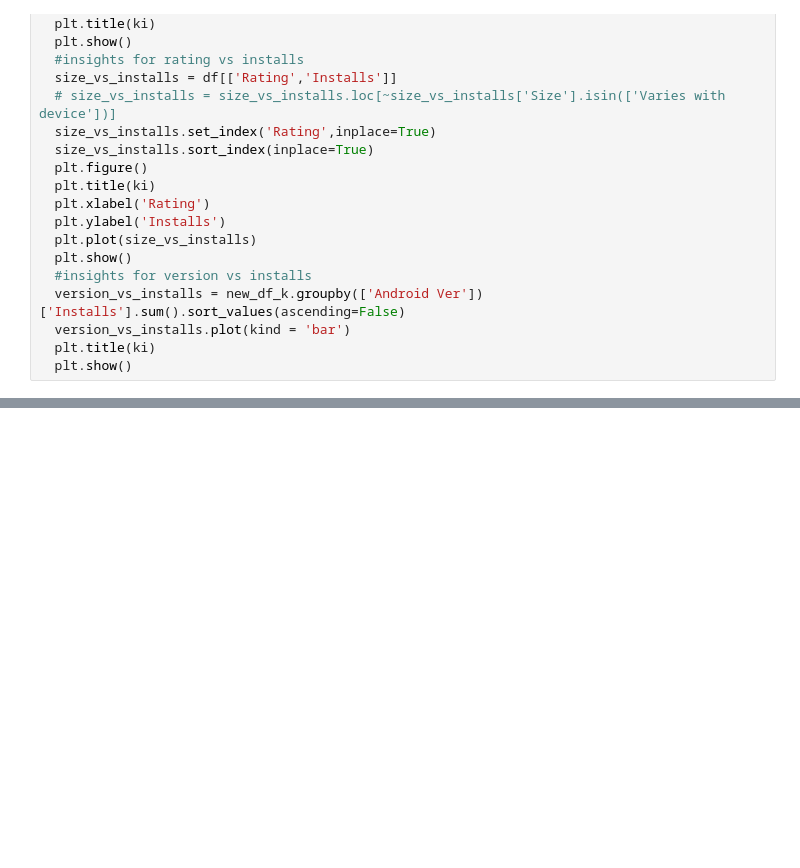
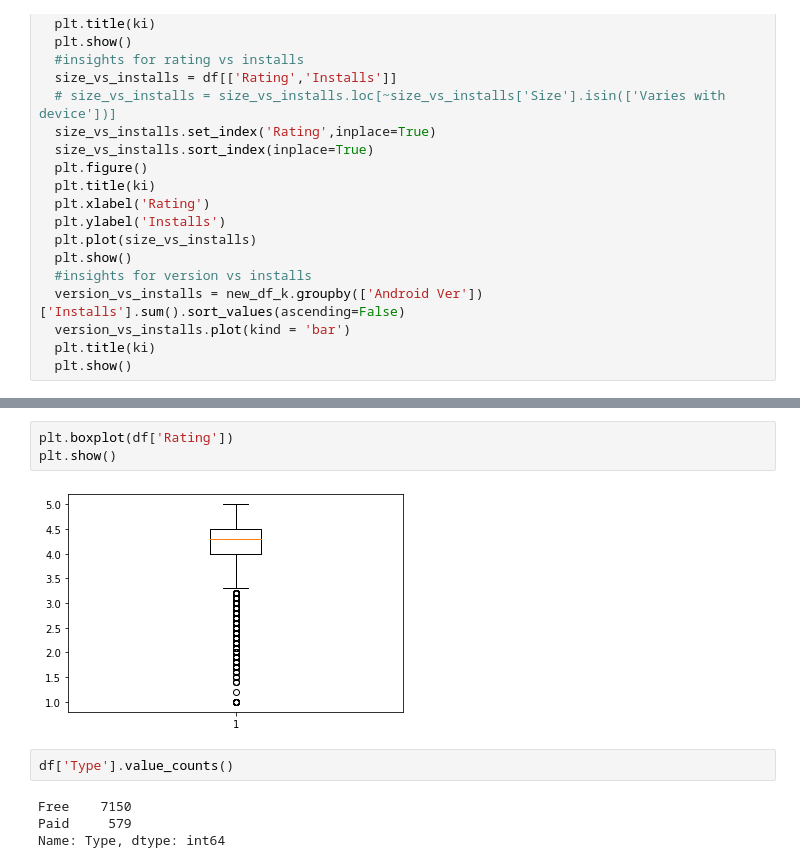
Before and after one commit to Sanjay9294/playstore-data-analysis, a Jupyter notebook: final_of_group_project_playstoredata1.ipynb, the cells around one changed output, grey strips where cells are left out. Cells and saved outputs as stored; diff of their text form; blank space fills up the shorter version.

```diff
--- a/final_of_group_project_playstoredata1.ipynb
+++ b/final_of_group_project_playstoredata1.ipynb
@@ -350,0 +396,11 @@ See the caveats in the documentation: https://pandas.pydata.org/pandas-docs/stab
+# %%
+plt.boxplot(df['Rating'])
+plt.show()
+# %% [output]
+[figure, added]
+# %%
+df['Type'].value_counts()
+# %% [output]
+Free    7150
+Paid     579
+Name: Type, dtype: int64
```
Also changed, not shown: parts of 16 cells of this notebook.
